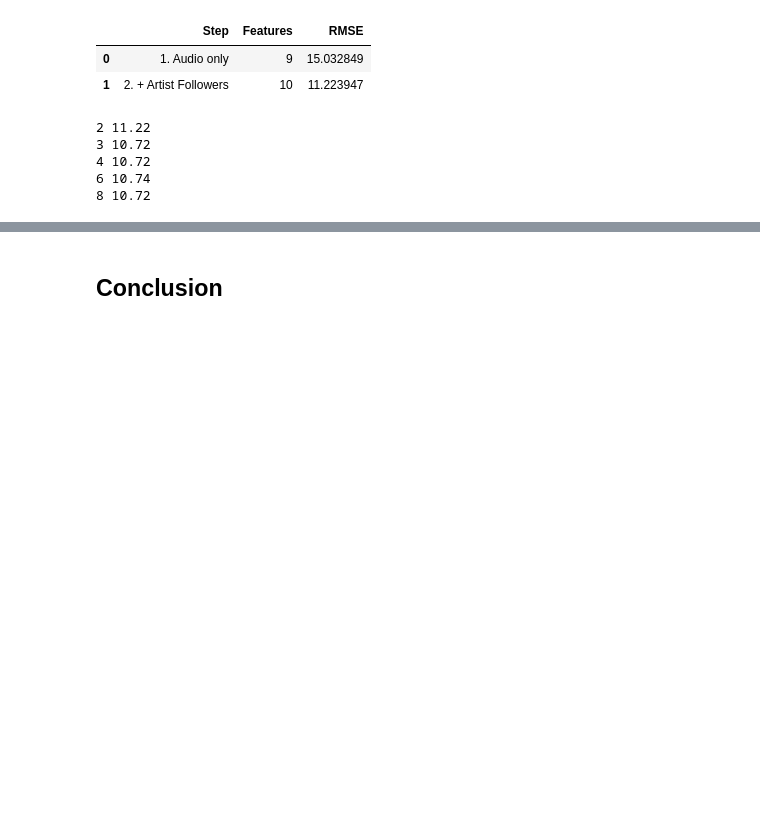
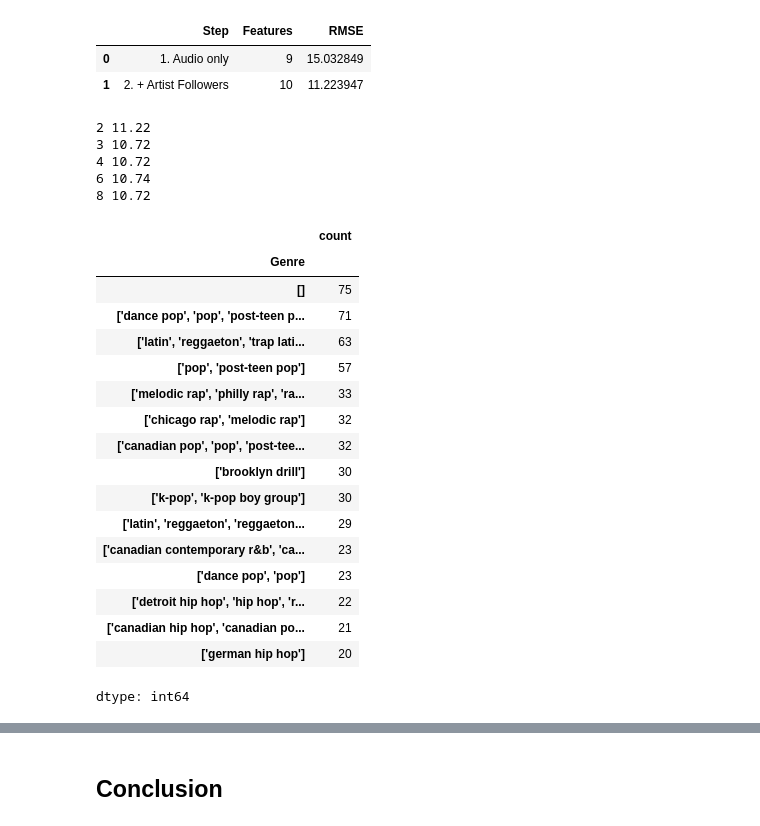
Before and after one commit to cnmi-ds-22/hmsealy___Data-Science-Portofolio-C22-, a Jupyter notebook: Modules/Module_4_Tree_Based_Methods/Projects/Instructions/Project.4-Spotify/Spotify.Pass-10.ipynb, the cells around one changed output, grey strips where cells are left out. Saved outputs shown, nothing was run; the diff lists cells and outputs as text; code cells hidden in the pictures; blank space fills up the shorter version.

```diff
--- a/Modules/Module_4_Tree_Based_Methods/Projects/Instructions/Project.4-Spotify/Spotify.Pass-10.ipynb
+++ b/Modules/Module_4_Tree_Based_Methods/Projects/Instructions/Project.4-Spotify/Spotify.Pass-10.ipynb
@@ -615,3 +615,25 @@ for d in [2, 3, 4, 6, 8]:
 4 10.72
 6 10.74
 8 10.72
+# %%
+# What does the Genre column look like? Show the 15 most common values
+p10_clean['Genre'].value_counts().head(15)
+# %% [output]
+|  | count |
+| Genre |  |
+| [] | 75 |
+| ['dance pop', 'pop', 'post-teen p... | 71 |
+| ['latin', 'reggaeton', 'trap lati... | 63 |
+| ['pop', 'post-teen pop'] | 57 |
+| ['melodic rap', 'philly rap', 'ra... | 33 |
+| ['chicago rap', 'melodic rap'] | 32 |
+| ['canadian pop', 'pop', 'post-tee... | 32 |
+| ['brooklyn drill'] | 30 |
+| ['k-pop', 'k-pop boy group'] | 30 |
+| ['latin', 'reggaeton', 'reggaeton... | 29 |
+| ['canadian contemporary r&b', 'ca... | 23 |
+| ['dance pop', 'pop'] | 23 |
+| ['detroit hip hop', 'hip hop', 'r... | 22 |
+| ['canadian hip hop', 'canadian po... | 21 |
+| ['german hip hop'] | 20 |
+dtype: int64
```
Also changed, not shown: parts of 2 cells of this notebook.
